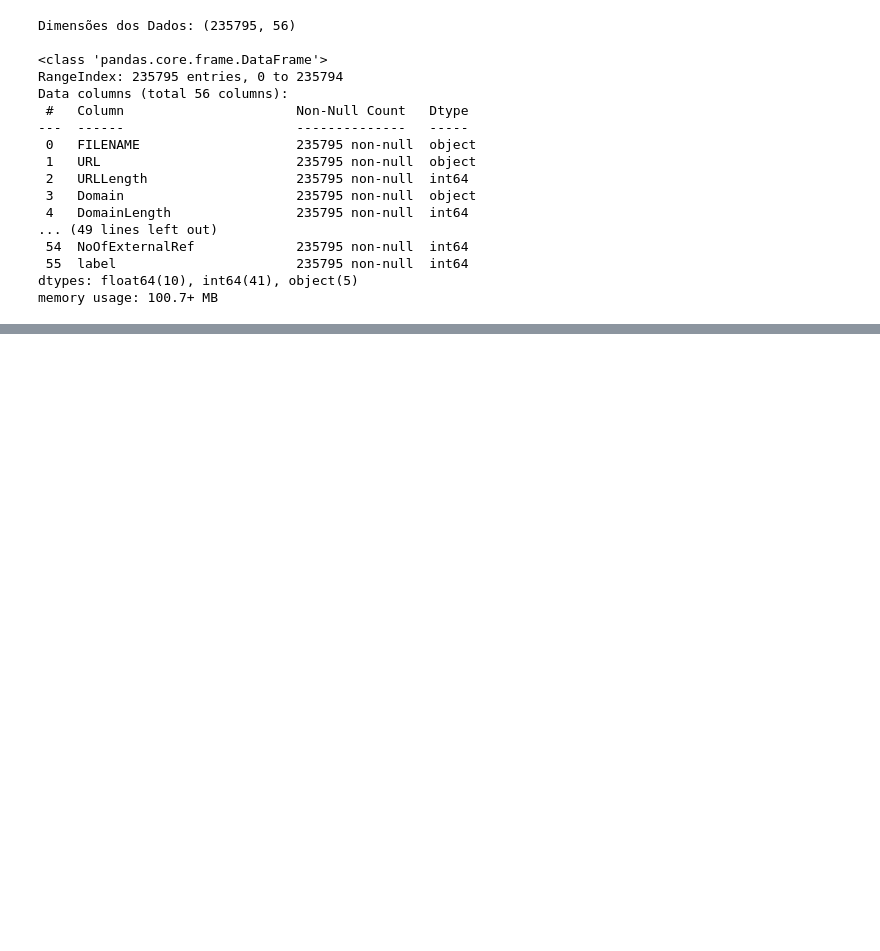
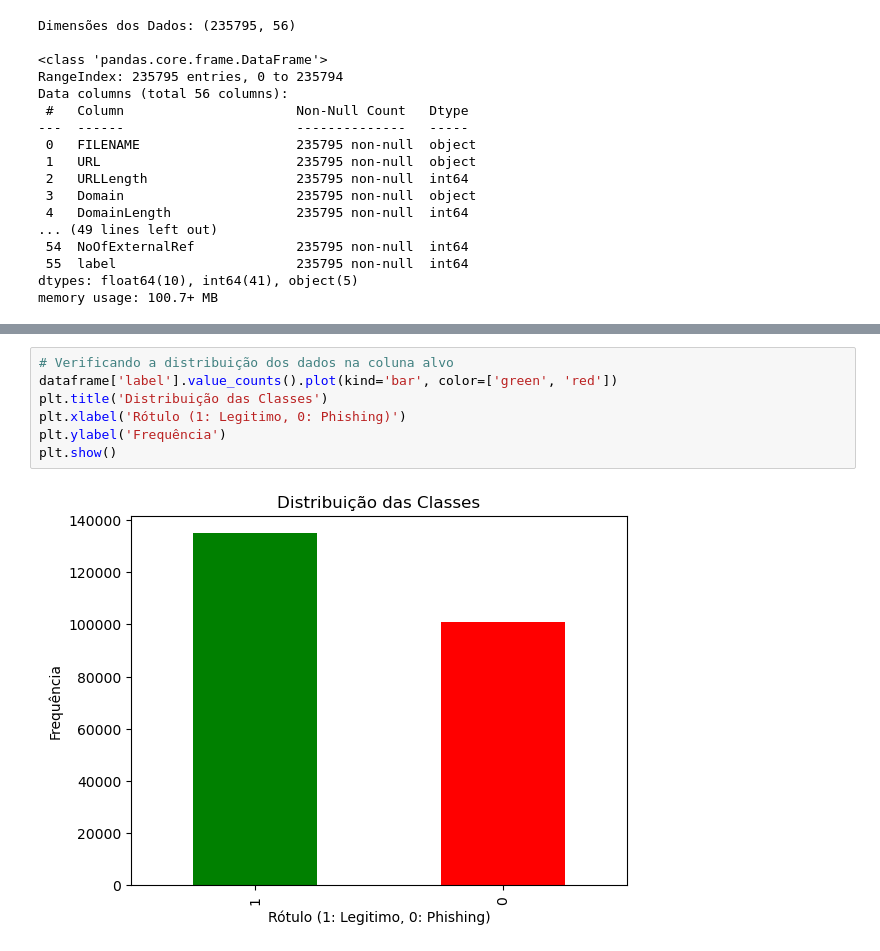
Before and after one commit to yury-miguel/Url_Sentinela, a Jupyter notebook: notebooks/analise_exploratoria.ipynb, the cells around one changed output, grey strips where cells are left out. Saved outputs shown, nothing was run; the diff lists cells and outputs as text; blank space fills up the shorter version.

```diff
--- a/notebooks/analise_exploratoria.ipynb
+++ b/notebooks/analise_exploratoria.ipynb
@@ -202,3 +202,12 @@ descricao_dados
 | 50% | nan | nan | 27.000000 | nan | 20.000000 | 0.000000 | nan | 100.000000 | ... |
 | 75% | nan | nan | 34.000000 | nan | 24.000000 | 0.000000 | nan | 100.000000 | ... |
 | max | nan | nan | 6097.000000 | nan | 110.000000 | 1.000000 | nan | 100.000000 | ... |
+# %%
+# Verificando a distribuição dos dados na coluna alvo
+dataframe['label'].value_counts().plot(kind='bar', color=['green', 'red'])
+plt.title('Distribuição das Classes')
+plt.xlabel('Rótulo (1: Legitimo, 0: Phishing)')
+plt.ylabel('Frequência')
+plt.show()
+# %% [output]
+[figure, added]
```
Also changed, not shown: parts of 4 cells of this notebook.
